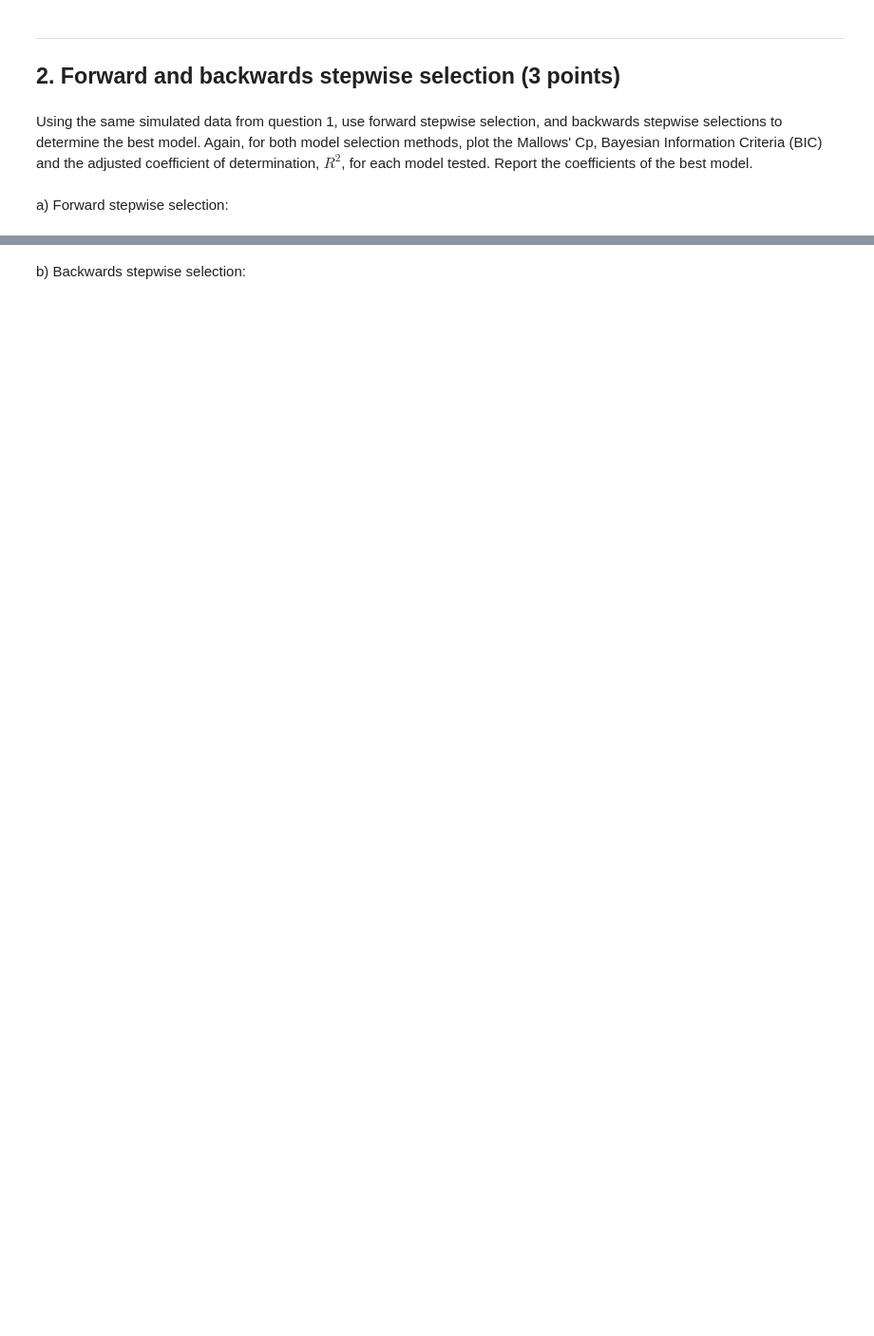
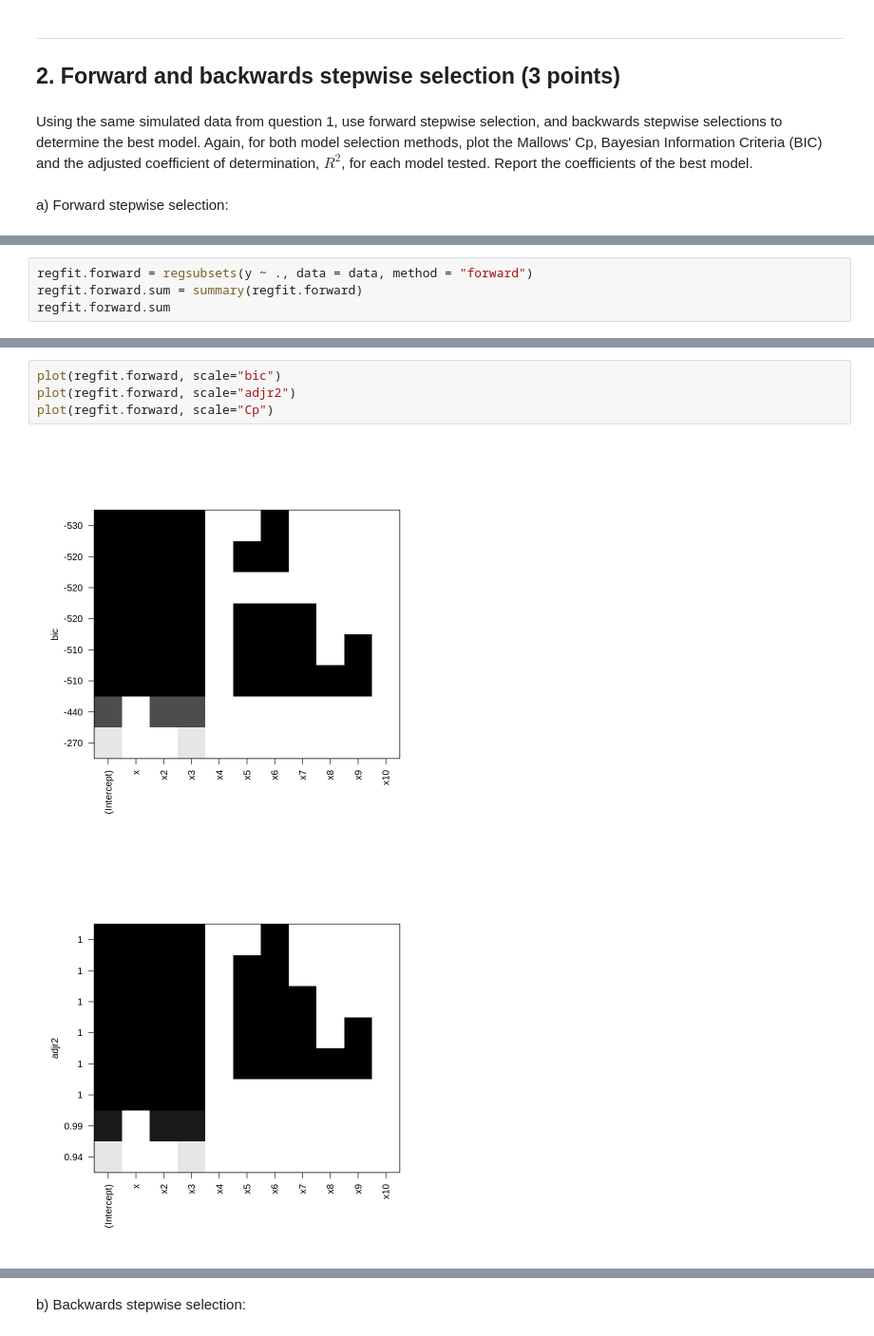
Before and after one commit to jialinli-21/Li_DSPN_S25, a Jupyter notebook: Exercise16.ipynb, the cells around one changed output, grey strips where cells are left out. Shown at 95% size. Saved outputs shown, nothing was run; the diff lists cells and outputs as text; blank space fills up the shorter version.

```diff
--- a/Exercise16.ipynb
+++ b/Exercise16.ipynb
@@ -114,0 +232,4 @@ a) Forward stepwise selection:
+# %%
+regfit.forward = regsubsets(y ~ ., data = data, method = "forward")
+regfit.forward.sum = summary(regfit.forward)
+regfit.forward.sum
@@ -114,0 +254,7 @@ a) Forward stepwise selection:
+# %%
+plot(regfit.forward, scale="bic")
+plot(regfit.forward, scale="adjr2")
+plot(regfit.forward, scale="Cp")
+# %% [output]
+[figure, added]
+[figure, added]
```
Also changed, not shown: parts of 36 cells of this notebook.
